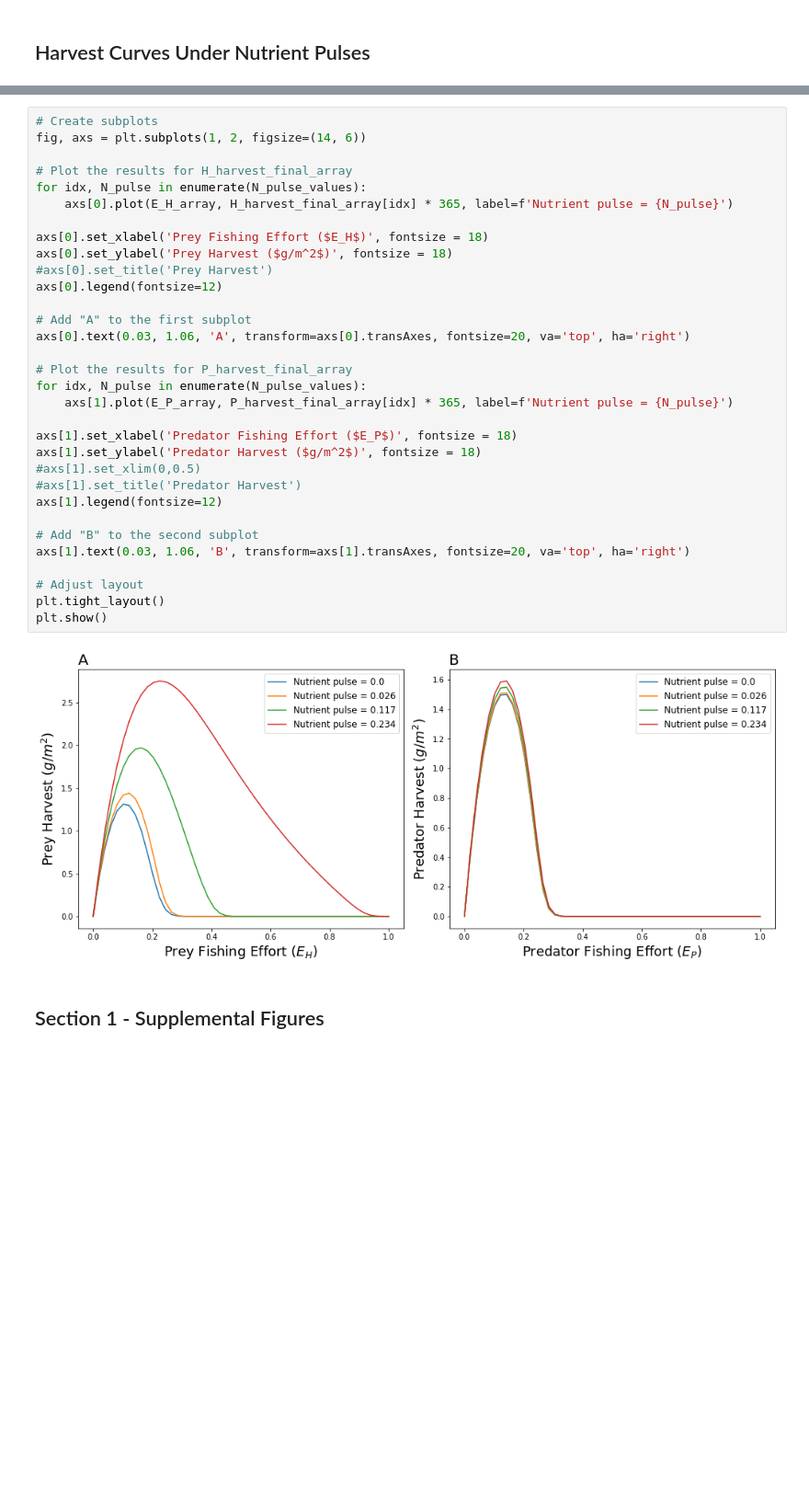
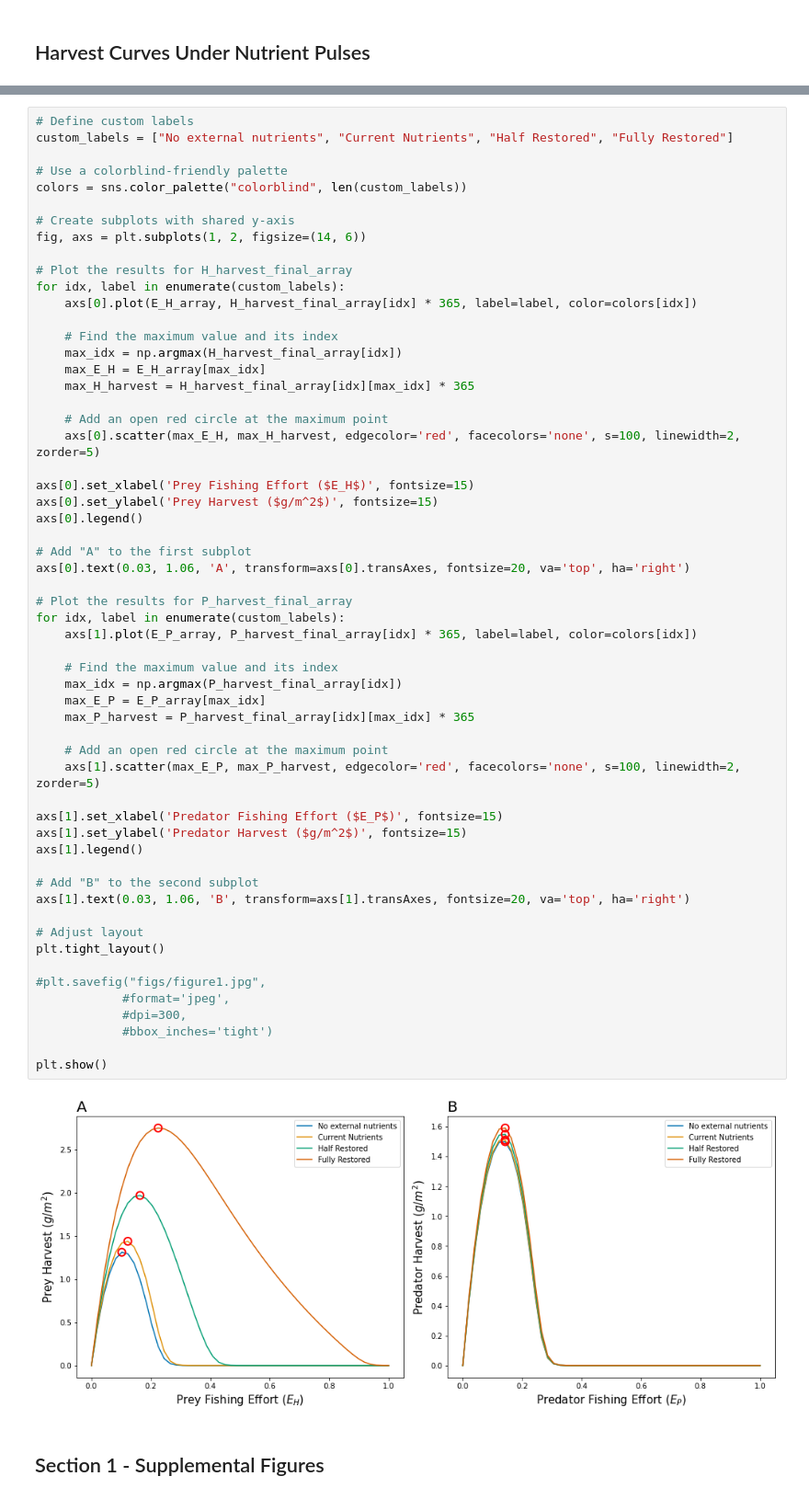
Before and after one commit to ainnesgold/kbay_estuary_model, a Jupyter notebook: supermodel_python_section_1_and_supplemental.ipynb, the cells around one changed output, grey strips where cells are left out. Shown at 92% size. Drawn from its saved outputs; the diff is of its cells as text; blank space fills up the shorter version.

```diff
--- a/supermodel_python_section_1_and_supplemental.ipynb
+++ b/supermodel_python_section_1_and_supplemental.ipynb
@@ -477,37 +375,62 @@ plt.show()
 # %%
-# Create subplots
+# Define custom labels
+custom_labels = ["No external nutrients", "Current Nutrients", "Half Restored", "Fully Restored"]
+
+# Use a colorblind-friendly palette
+colors = sns.color_palette("colorblind", len(custom_labels))
+
+# Create subplots with shared y-axis
 fig, axs = plt.subplots(1, 2, figsize=(14, 6))
 
 # Plot the results for H_harvest_final_array
-for idx, N_pulse in enumerate(N_pulse_values):
-    axs[0].plot(E_H_array, H_harvest_final_array[idx] * 365, label=f'Nutrient pulse = {N_pulse}')
+for idx, label in enumerate(custom_labels):
+    axs[0].plot(E_H_array, H_harvest_final_array[idx] * 365, label=label, color=colors[idx])
 
-axs[0].set_xlabel('Prey Fishing Effort ($E_H$)', fontsize = 18)
-axs[0].set_ylabel('Prey Harvest ($g/m^2$)', fontsize = 18)
-#axs[0].set_title('Prey Harvest')
-axs[0].legend(fontsize=12)
+    # Find the maximum value and its index
+    max_idx = np.argmax(H_harvest_final_array[idx])
+    max_E_H = E_H_array[max_idx]
+    max_H_harvest = H_harvest_final_array[idx][max_idx] * 365
+
+    # Add an open red circle at the maximum point
+    axs[0].scatter(max_E_H, max_H_harvest, edgecolor='red', facecolors='none', s=100, linewidth=2, zorder=5)
+
+axs[0].set_xlabel('Prey Fishing Effort ($E_H$)', fontsize=15)
+axs[0].set_ylabel('Prey Harvest ($g/m^2$)', fontsize=15)
+axs[0].legend()
 
 # Add "A" to the first subplot
 axs[0].text(0.03, 1.06, 'A', transform=axs[0].transAxes, fontsize=20, va='top', ha='right')
 
 # Plot the results for P_harvest_final_array
-for idx, N_pulse in enumerate(N_pulse_values):
-    axs[1].plot(E_P_array, P_harvest_final_array[idx] * 365, label=f'Nutrient pulse = {N_pulse}')
+for idx, label in enumerate(custom_labels):
+    axs[1].plot(E_P_array, P_harvest_final_array[idx] * 365, label=label, color=colors[idx])
 
-axs[1].set_xlabel('Predator Fishing Effort ($E_P$)', fontsize = 18)
-axs[1].set_ylabel('Predator Harvest ($g/m^2$)', fontsize = 18)
-#axs[1].set_xlim(0,0.5)
-#axs[1].set_title('Predator Harvest')
-axs[1].legend(fontsize=12)
+    # Find the maximum value and its index
+    max_idx = np.argmax(P_harvest_final_array[idx])
+    max_E_P = E_P_array[max_idx]
+    max_P_harvest = P_harvest_final_array[idx][max_idx] * 365
+
+    # Add an open red circle at the maximum point
+    axs[1].scatter(max_E_P, max_P_harvest, edgecolor='red', facecolors='none', s=100, linewidth=2, zorder=5)
+
+axs[1].set_xlabel('Predator Fishing Effort ($E_P$)', fontsize=15)
+axs[1].set_ylabel('Predator Harvest ($g/m^2$)', fontsize=15)
+axs[1].legend()
 
 # Add "B" to the second subplot
 axs[1].text(0.03, 1.06, 'B', transform=axs[1].transAxes, fontsize=20, va='top', ha='right')
 
 # Adjust layout
 plt.tight_layout()
+
+#plt.savefig("figs/figure1.jpg",
+            #format='jpeg',
+            #dpi=300,
+            #bbox_inches='tight')
+
 plt.show()
 # %% [output]
-[figure, old version]
+[figure, new version]
 # %% [markdown]
 ## Section 1 -  Supplemental Figures
 # %%
```
Also changed, not shown: parts of 12 cells of this notebook, 25 other files.
